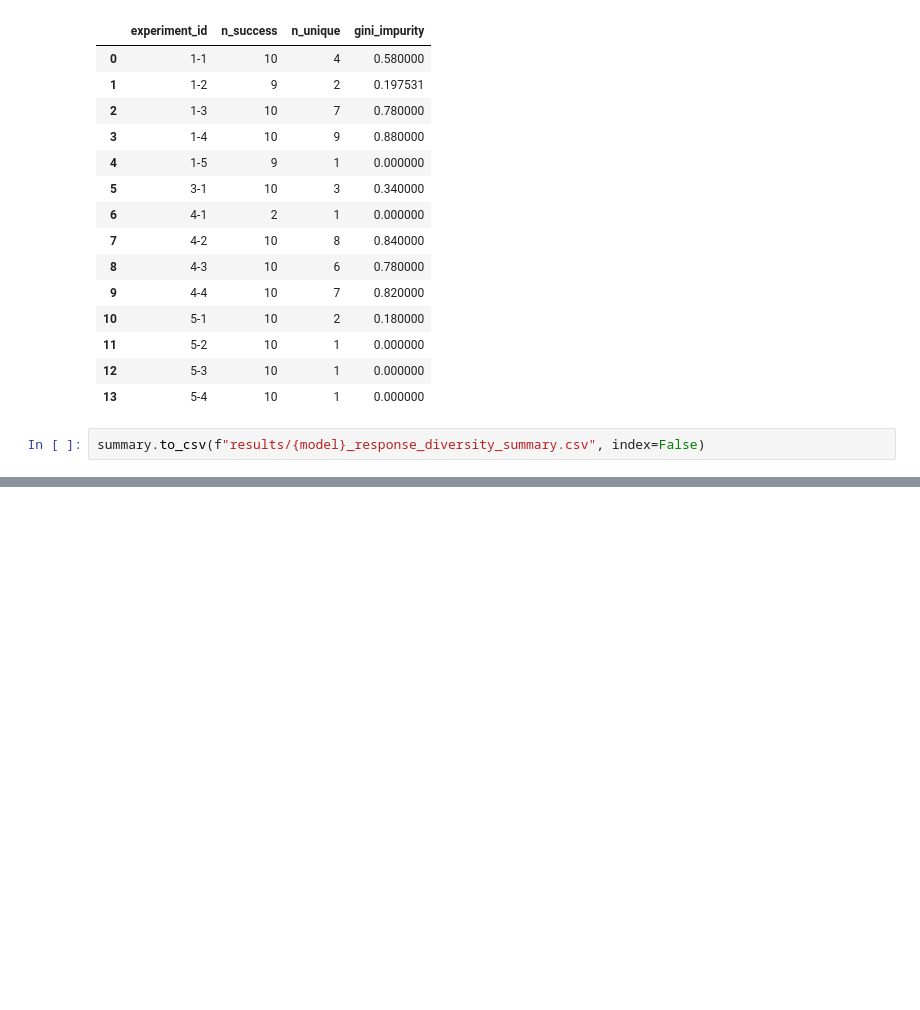
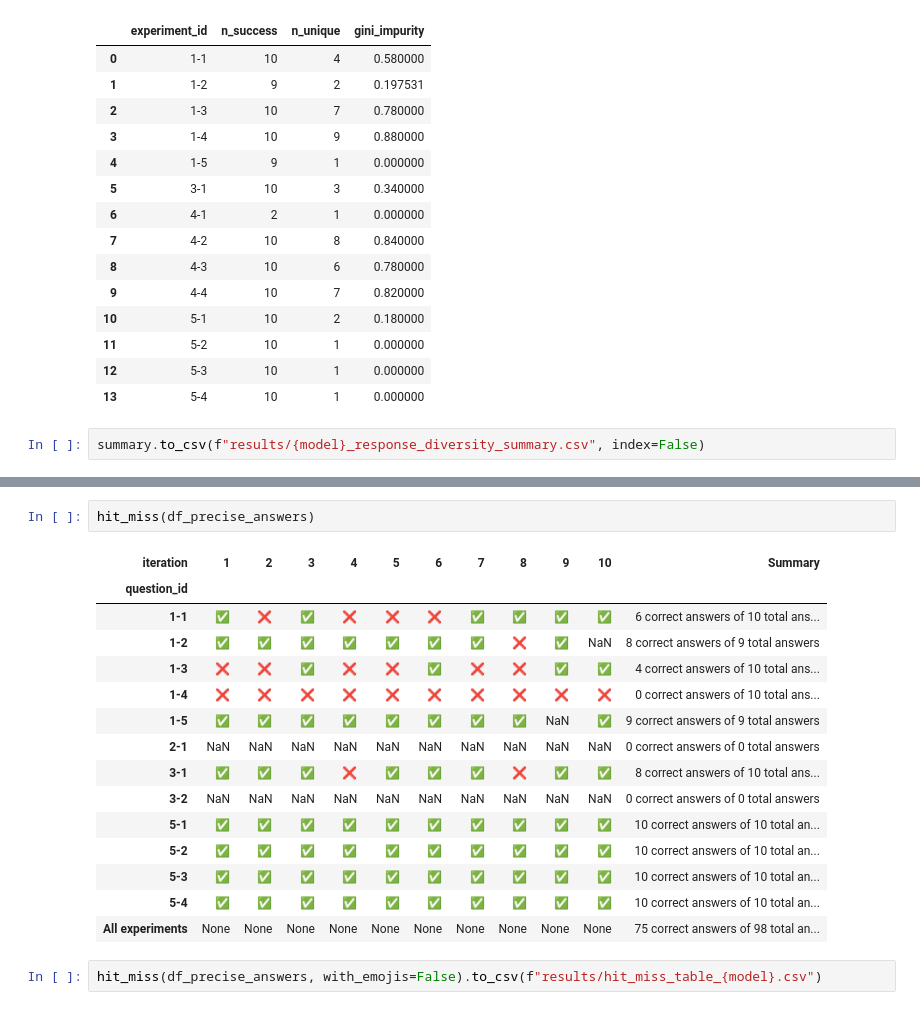
Before and after one commit to dracor-org/dracor-mcp-evaluation, a Jupyter notebook: 2026-JCLS-CDA-Documentation/04_autoEva/responses_analyser.ipynb, the cells around one changed output, grey strips where cells are left out. Cells and saved outputs as stored; diff of their text form; blank space fills up the shorter version.

```diff
--- a/2026-JCLS-CDA-Documentation/04_autoEva/responses_analyser.ipynb
+++ b/2026-JCLS-CDA-Documentation/04_autoEva/responses_analyser.ipynb
@@ -1250,0 +1270,20 @@ summary.to_csv(f"results/{model}_response_diversity_summary.csv", index=False)
+# %%
+hit_miss(df_precise_answers)
+# %% [output]
+| iteration | 1 | 2 | 3 | 4 | 5 | 6 | 7 | 8 | 9 | 10 | Summary |
+| question_id |  |  |  |  |  |  |  |  |  |  |  |
+| 1-1 | ✅ | ❌ | ✅ | ❌ | ❌ | ❌ | ✅ | ✅ | ✅ | ✅ | 6 correct answers of 10 total ans... |
+| 1-2 | ✅ | ✅ | ✅ | ✅ | ✅ | ✅ | ✅ | ❌ | ✅ | NaN | 8 correct answers of 9 total answers |
+| 1-3 | ❌ | ❌ | ✅ | ❌ | ❌ | ✅ | ❌ | ❌ | ✅ | ✅ | 4 correct answers of 10 total ans... |
+| 1-4 | ❌ | ❌ | ❌ | ❌ | ❌ | ❌ | ❌ | ❌ | ❌ | ❌ | 0 correct answers of 10 total ans... |
+| 1-5 | ✅ | ✅ | ✅ | ✅ | ✅ | ✅ | ✅ | ✅ | NaN | ✅ | 9 correct answers of 9 total answers |
+| 2-1 | NaN | NaN | NaN | NaN | NaN | NaN | NaN | NaN | NaN | NaN | 0 correct answers of 0 total answers |
+| 3-1 | ✅ | ✅ | ✅ | ❌ | ✅ | ✅ | ✅ | ❌ | ✅ | ✅ | 8 correct answers of 10 total ans... |
+| 3-2 | NaN | NaN | NaN | NaN | NaN | NaN | NaN | NaN | NaN | NaN | 0 correct answers of 0 total answers |
+| 5-1 | ✅ | ✅ | ✅ | ✅ | ✅ | ✅ | ✅ | ✅ | ✅ | ✅ | 10 correct answers of 10 total an... |
+| 5-2 | ✅ | ✅ | ✅ | ✅ | ✅ | ✅ | ✅ | ✅ | ✅ | ✅ | 10 correct answers of 10 total an... |
+| 5-3 | ✅ | ✅ | ✅ | ✅ | ✅ | ✅ | ✅ | ✅ | ✅ | ✅ | 10 correct answers of 10 total an... |
+| 5-4 | ✅ | ✅ | ✅ | ✅ | ✅ | ✅ | ✅ | ✅ | ✅ | ✅ | 10 correct answers of 10 total an... |
+| All experiments | None | None | None | None | None | None | None | None | None | None | 75 correct answers of 98 total an... |
+# %%
+hit_miss(df_precise_answers, with_emojis=False).to_csv(f"results/hit_miss_table_{model}.csv")
```
Also changed, not shown: parts of 32 cells of this notebook.
